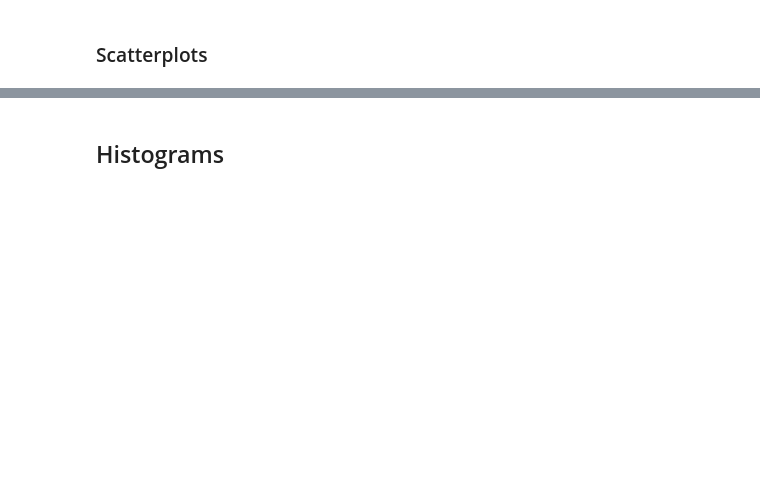
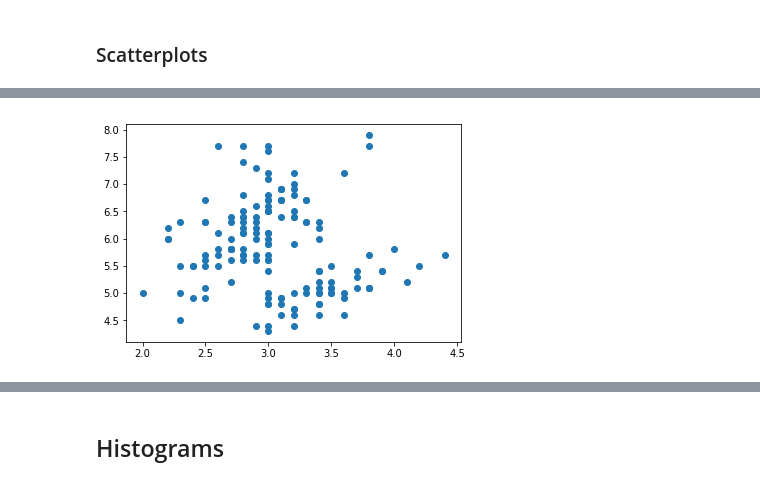
Before and after one commit to CodeupClassroom/darden-data-science-libraries, a Jupyter notebook: matplotlib_exercises.ipynb, the cells around one changed output, grey strips where cells are left out. Drawn from its saved outputs; the diff is of its cells as text; code cells hidden in the pictures; blank space fills up the shorter version.

```diff
--- a/matplotlib_exercises.ipynb
+++ b/matplotlib_exercises.ipynb
@@ -97,0 +175,10 @@ iris.head()
+# %%
+iris.head()
+
+x = iris['Sepal.Width']
+y = iris['Sepal.Length']
+
+plt.scatter(x, y)
+plt.show()
+# %% [output]
+[figure, added]
```
Also changed, not shown: parts of 23 cells of this notebook, 1 other file.
